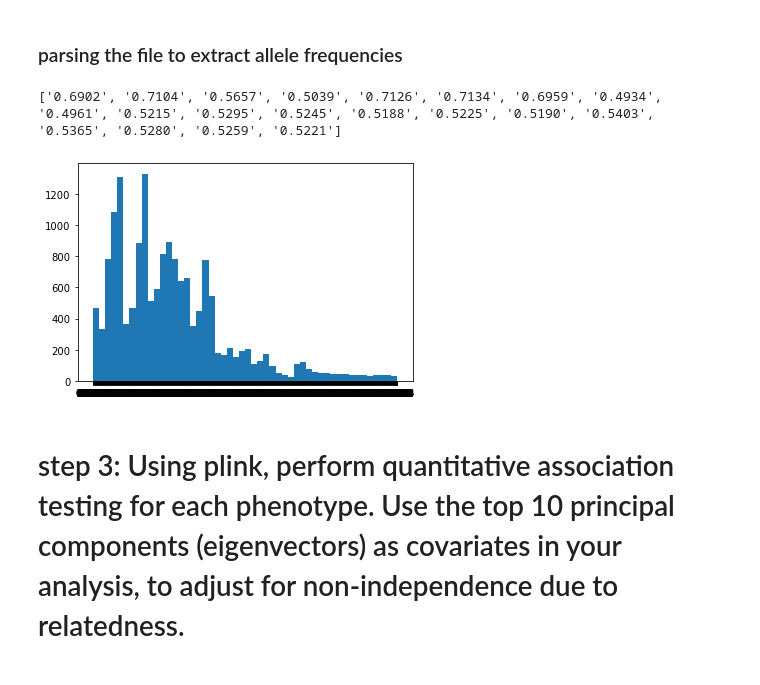
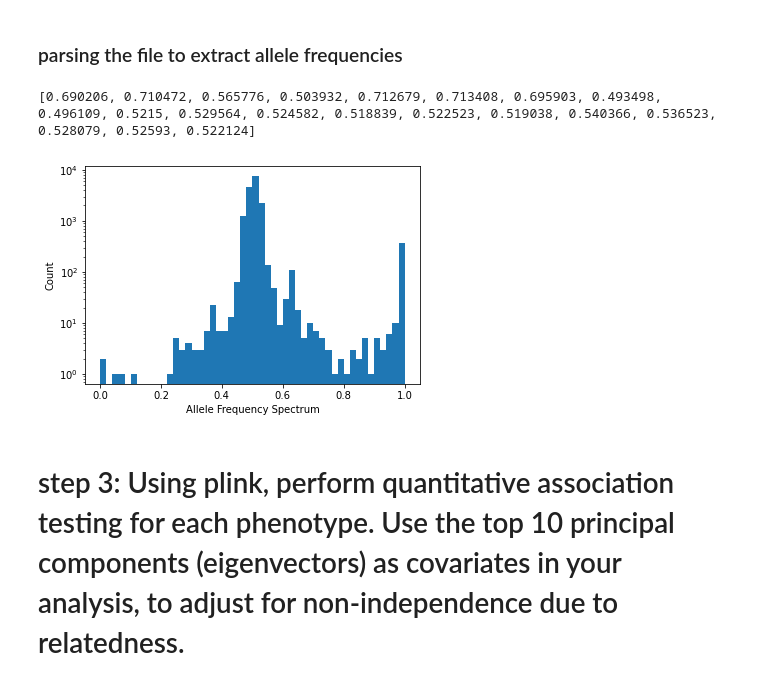
Before and after one commit to chende35/qbb2020-answers, a Jupyter notebook: week3/hw2-week3.ipynb, the cells around one changed output. Drawn from its saved outputs; the diff is of its cells as text; code cells hidden in the pictures.

```diff
--- a/week3/hw2-week3.ipynb
+++ b/week3/hw2-week3.ipynb
@@ -88,22 +88,26 @@ for line in vcf:
         continue
     fields = line.strip('\r\n').split('\t')
     AF_temp = fields[7]
-    AF_temp2= AF_temp[3:9]
-    AF_list.append(AF_temp2)
+    AF_temp2= AF_temp[3:].split(',')
+    for val in AF_temp2:
+        AF_list.append(float(val))
 
 
 print(AF_list[0:20])
 vcf.close()
 # %% [output]
-['0.6902', '0.7104', '0.5657', '0.5039', '0.7126', '0.7134', '0.6959', '0.4934', '0.4961', '0.5215', '0.5295', '0.5245', '0.5188', '0.5225', '0.5190', '0.5403', '0.5365', '0.5280', '0.5259', '0.5221']
+[0.690206, 0.710472, 0.565776, 0.503932, 0.712679, 0.713408, 0.695903, 0.493498, 0.496109, 0.5215, 0.529564, 0.524582, 0.518839, 0.522523, 0.519038, 0.540366, 0.536523, 0.528079, 0.52593, 0.522124]
 # %%
-plt.hist(AF_list, density = False, bins = 50)
-
+fig, ax = plt.subplots()
+ax.hist(AF_list, density = False, bins = 50)
+ax.set_ylabel('Count')
+ax.set_yscale('log')
+ax.set_xlabel('Allele Frequency Spectrum')
 
 #ax.hist(AF_list[:20], bins = 10)
 plt.show()
 # %% [output]
-[figure, old version]
+[figure, new version]
 # %% [markdown]
 # step 3: Using plink, perform quantitative association testing for each phenotype. Use the top 10 principal components (eigenvectors) as covariates in your analysis, to adjust for non-independence due to relatedness.
 # %% [markdown]
```
Also changed, not shown: parts of 8 cells of this notebook.
